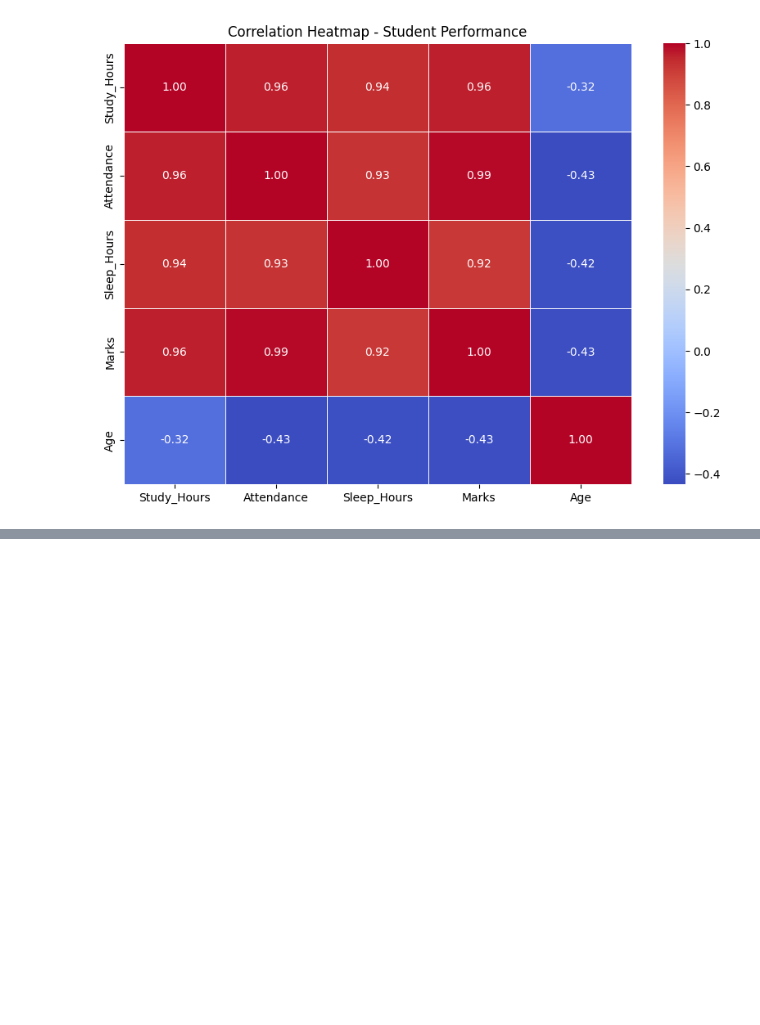
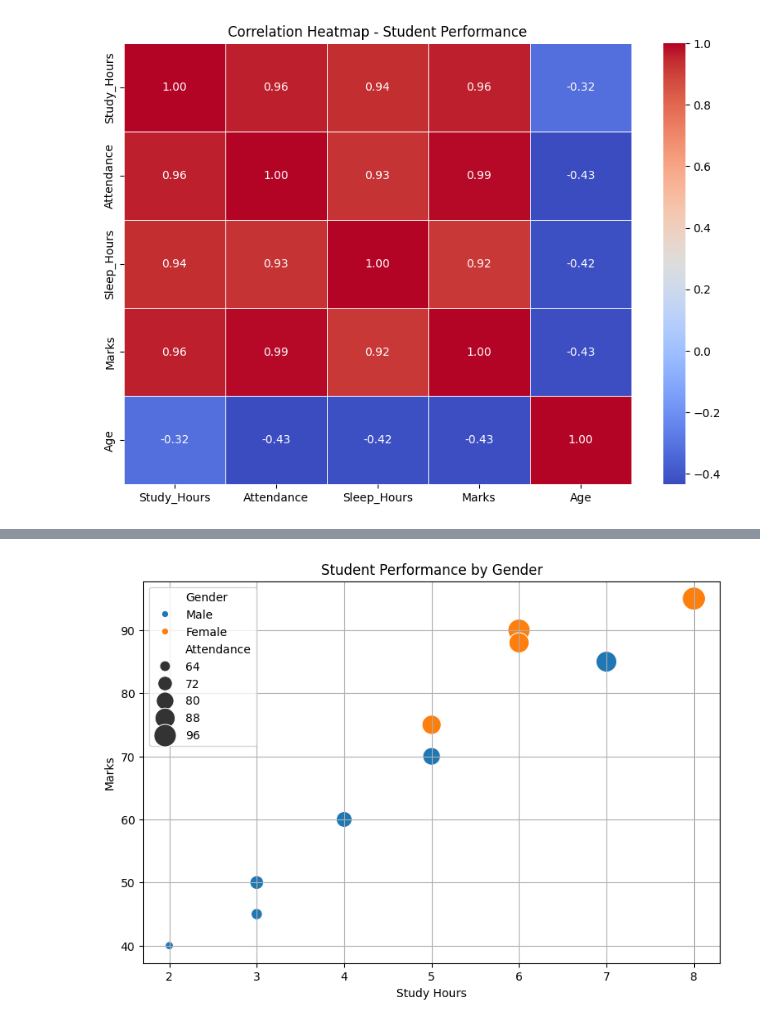
Before and after one commit to LexerPatty/Machine_Learning_Testcodes, a Jupyter notebook: Data Preprocessing/EDA.ipynb, the cells around one changed output, grey strips where cells are left out. Saved outputs shown, nothing was run; the diff lists cells and outputs as text; code cells hidden in the pictures; blank space fills up the shorter version.

```diff
--- a/Data Preprocessing/EDA.ipynb
+++ b/Data Preprocessing/EDA.ipynb
@@ -441,0 +499,27 @@ plt.show()
+# %%
+# Multivariate Analysis Using Gender
+# We can also include categorical variables such as Gender.
+
+# Question: How do Study Hours and Marks vary by Gender?
+
+
+plt.figure(figsize=(9, 6))
+
+sns.scatterplot(
+    data=df,
+    x="Study_Hours",
+    y="Marks",
+    hue="Gender",
+    size="Attendance",
+    sizes=(50, 400)
+)
+
+plt.title("Student Performance by Gender")
+plt.xlabel("Study Hours")
+plt.ylabel("Marks")
+
+
+plt.grid(True)
+plt.show()
+# %% [output]
+[figure, added]
```
Also changed, not shown: parts of 3 cells of this notebook, 1 other file.
